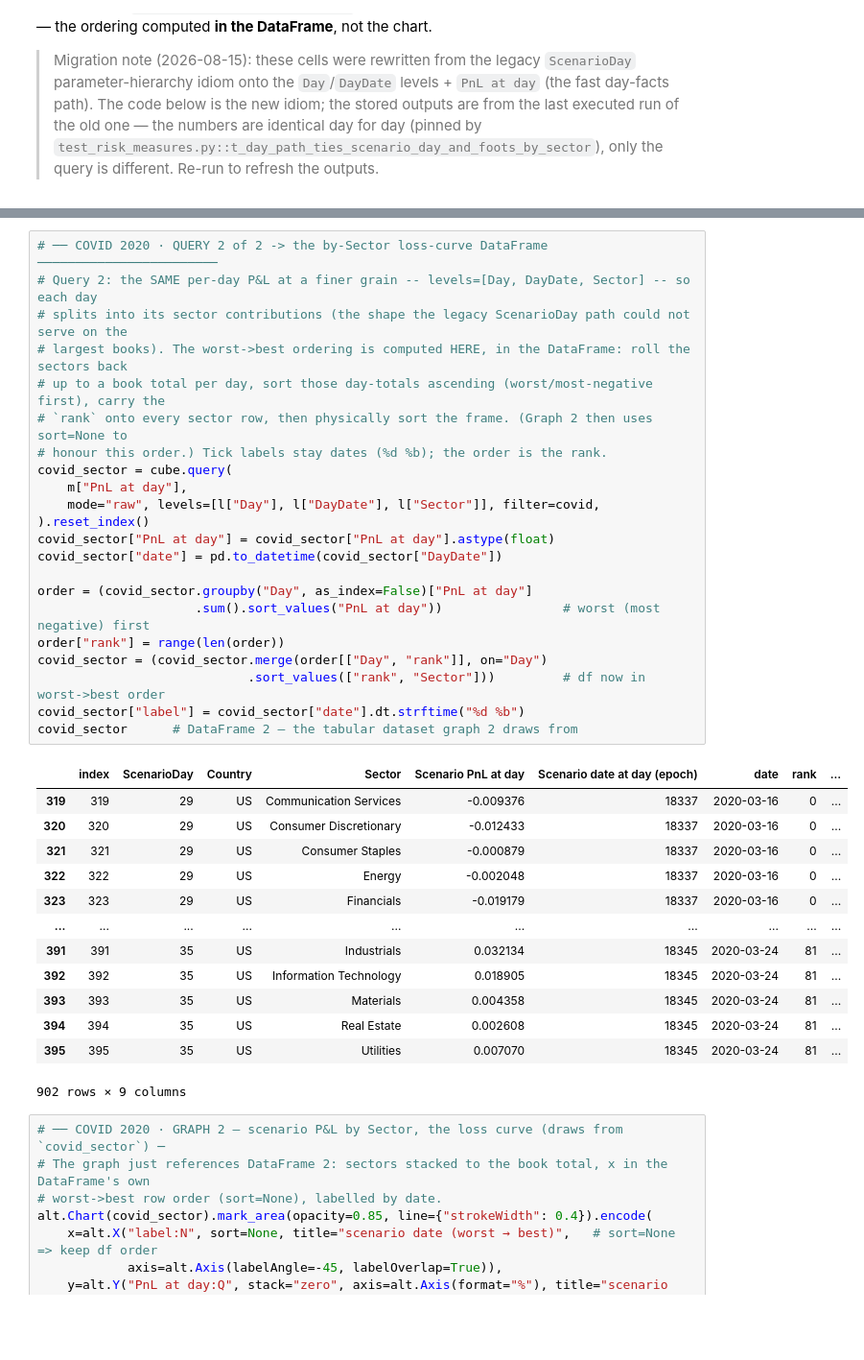
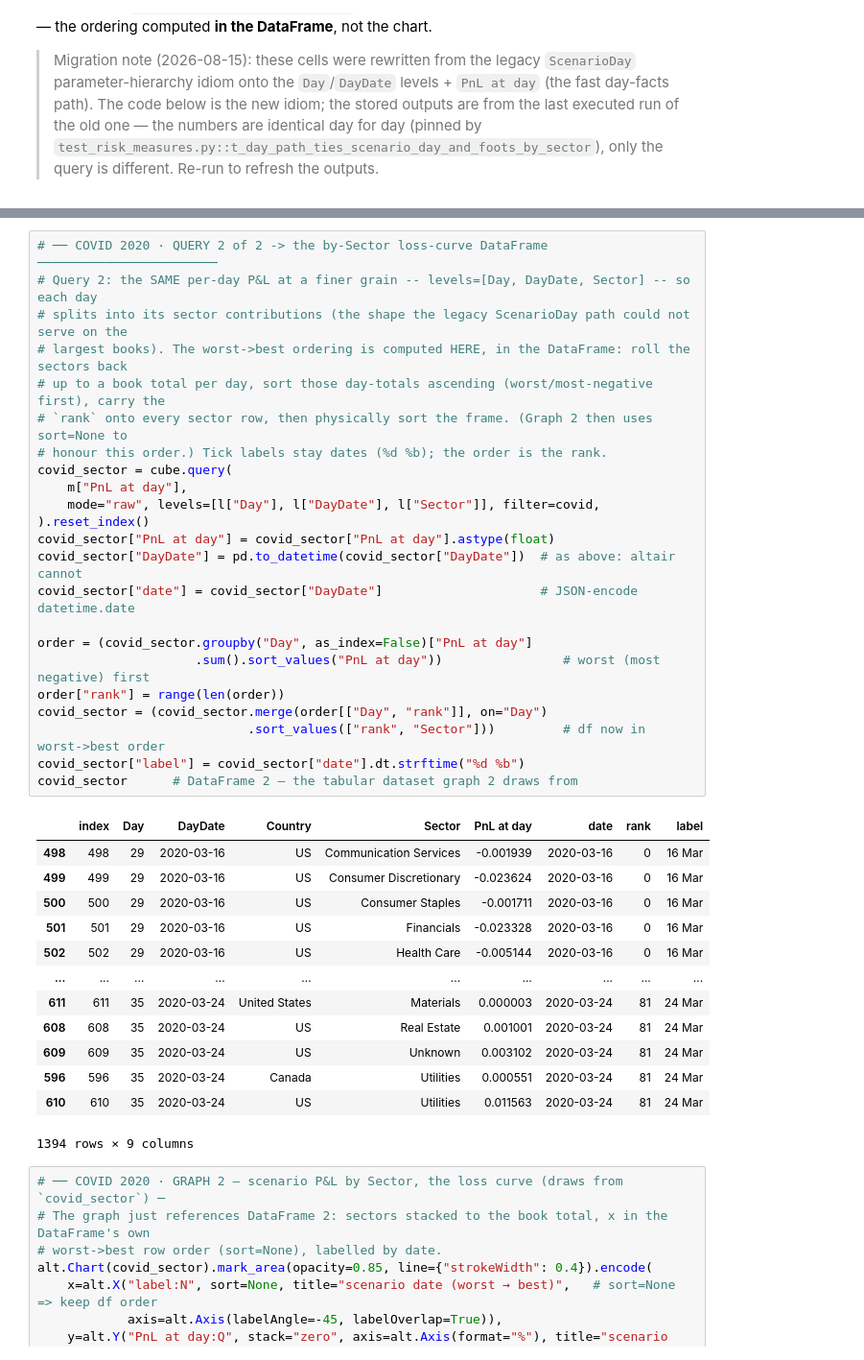
Before and after one commit to conorpbrennan/barra_poc, a Jupyter notebook: notebooks/soros_13f_risk.ipynb, the cells around one changed output, grey strips where cells are left out. Shown at 96% size. Drawn from its saved outputs; the diff is of its cells as text; blank space fills up the shorter version.

```diff
--- a/notebooks/soros_13f_risk.ipynb
+++ b/notebooks/soros_13f_risk.ipynb
@@ -442,39 +514,40 @@ worst    = base.mark_point(color="#c0392b", size=80, filled=True).encode(
 # %%
 # ── COVID 2020 · QUERY 2 of 2 -> the by-Sector loss-curve DataFrame ────────────────────────
 # Query 2: the SAME per-day P&L at a finer grain -- levels=[Day, DayDate, Sector] -- so each day
 # splits into its sector contributions (the shape the legacy ScenarioDay path could not serve on the
 # largest books). The worst->best ordering is computed HERE, in the DataFrame: roll the sectors back
 # up to a book total per day, sort those day-totals ascending (worst/most-negative first), carry the
 # `rank` onto every sector row, then physically sort the frame. (Graph 2 then uses sort=None to
 # honour this order.) Tick labels stay dates (%d %b); the order is the rank.
 covid_sector = cube.query(
     m["PnL at day"],
     mode="raw", levels=[l["Day"], l["DayDate"], l["Sector"]], filter=covid,
 ).reset_index()
 covid_sector["PnL at day"] = covid_sector["PnL at day"].astype(float)
-covid_sector["date"] = pd.to_datetime(covid_sector["DayDate"])
+covid_sector["DayDate"] = pd.to_datetime(covid_sector["DayDate"])  # as above: altair cannot
+covid_sector["date"] = covid_sector["DayDate"]                     # JSON-encode datetime.date
 
 order = (covid_sector.groupby("Day", as_index=False)["PnL at day"]
                      .sum().sort_values("PnL at day"))                # worst (most negative) first
 order["rank"] = range(len(order))
 covid_sector = (covid_sector.merge(order[["Day", "rank"]], on="Day")
                             .sort_values(["rank", "Sector"]))         # df now in worst->best order
 covid_sector["label"] = covid_sector["date"].dt.strftime("%d %b")
 covid_sector      # DataFrame 2 — the tabular dataset graph 2 draws from
 # %% [output]
-|  | index | ScenarioDay | Country | Sector | Scenario PnL at day | Scenario date at day (epoch) | date | rank | ... |
-| 319 | 319 | 29 | US | Communication Services | -0.009376 | 18337 | 2020-03-16 | 0 | ... |
-| 320 | 320 | 29 | US | Consumer Discretionary | -0.012433 | 18337 | 2020-03-16 | 0 | ... |
-| 321 | 321 | 29 | US | Consumer Staples | -0.000879 | 18337 | 2020-03-16 | 0 | ... |
-| 322 | 322 | 29 | US | Energy | -0.002048 | 18337 | 2020-03-16 | 0 | ... |
-| 323 | 323 | 29 | US | Financials | -0.019179 | 18337 | 2020-03-16 | 0 | ... |
+|  | index | Day | DayDate | Country | Sector | PnL at day | date | rank | label |
+| 498 | 498 | 29 | 2020-03-16 | US | Communication Services | -0.001939 | 2020-03-16 | 0 | 16 Mar |
+| 499 | 499 | 29 | 2020-03-16 | US | Consumer Discretionary | -0.023624 | 2020-03-16 | 0 | 16 Mar |
+| 500 | 500 | 29 | 2020-03-16 | US | Consumer Staples | -0.001711 | 2020-03-16 | 0 | 16 Mar |
+| 501 | 501 | 29 | 2020-03-16 | US | Financials | -0.023328 | 2020-03-16 | 0 | 16 Mar |
+| 502 | 502 | 29 | 2020-03-16 | US | Health Care | -0.005144 | 2020-03-16 | 0 | 16 Mar |
 | ... | ... | ... | ... | ... | ... | ... | ... | ... | ... |
-| 391 | 391 | 35 | US | Industrials | 0.032134 | 18345 | 2020-03-24 | 81 | ... |
-| 392 | 392 | 35 | US | Information Technology | 0.018905 | 18345 | 2020-03-24 | 81 | ... |
-| 393 | 393 | 35 | US | Materials | 0.004358 | 18345 | 2020-03-24 | 81 | ... |
-| 394 | 394 | 35 | US | Real Estate | 0.002608 | 18345 | 2020-03-24 | 81 | ... |
-| 395 | 395 | 35 | US | Utilities | 0.007070 | 18345 | 2020-03-24 | 81 | ... |
+| 611 | 611 | 35 | 2020-03-24 | United States | Materials | 0.000003 | 2020-03-24 | 81 | 24 Mar |
+| 608 | 608 | 35 | 2020-03-24 | US | Real Estate | 0.001001 | 2020-03-24 | 81 | 24 Mar |
+| 609 | 609 | 35 | 2020-03-24 | US | Unknown | 0.003102 | 2020-03-24 | 81 | 24 Mar |
+| 596 | 596 | 35 | 2020-03-24 | Canada | Utilities | 0.000551 | 2020-03-24 | 81 | 24 Mar |
+| 610 | 610 | 35 | 2020-03-24 | US | Utilities | 0.011563 | 2020-03-24 | 81 | 24 Mar |
-902 rows × 9 columns
+1394 rows × 9 columns
 # %%
 # ── COVID 2020 · GRAPH 2 — scenario P&L by Sector, the loss curve (draws from `covid_sector`) ─
 # The graph just references DataFrame 2: sectors stacked to the book total, x in the DataFrame's own
```
Also changed, not shown: parts of 14 cells of this notebook, 3 other files.
